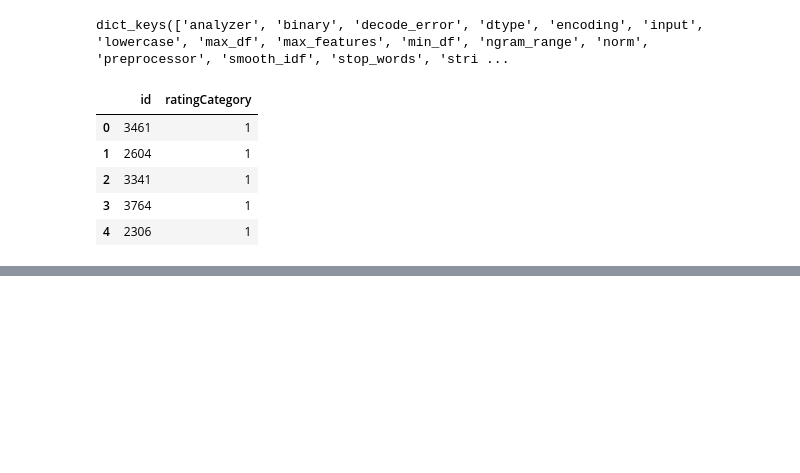
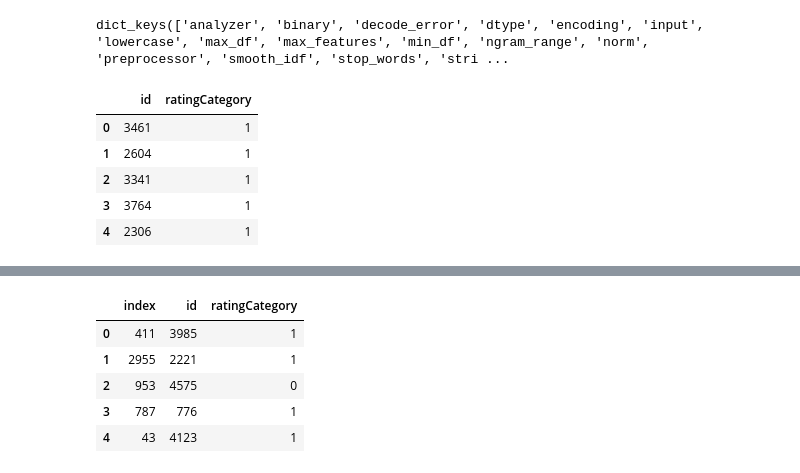
Before and after one commit to ekselan/DS-Unit-4-Sprint-1-NLP, a Jupyter notebook: module3-document-classification/LS_DS_413_Document_Classification_Assignment.ipynb, the cells around one changed output, grey strips where cells are left out. Drawn from its saved outputs; the diff is of its cells as text; code cells hidden in the pictures; blank space fills up the shorter version.

```diff
--- a/module3-document-classification/LS_DS_413_Document_Classification_Assignment.ipynb
+++ b/module3-document-classification/LS_DS_413_Document_Classification_Assignment.ipynb
@@ -726,0 +775,3 @@ subNumber += 1
+# %%
+X_test = test.drop('ratingCategory', axis=1)
+X_test.head()
@@ -726,0 +802,33 @@ subNumber += 1
+# %%
+from sklearn.naive_bayes import MultinomialNB
+from sklearn.decomposition import TruncatedSVD
+
+
+vect = TfidfVectorizer(stop_words="english",
+                       max_df=0.70,
+                       min_df=0.02,
+                       max_features=500,
+                       ngram_range=(1,2))
+
+svd = TruncatedSVD()
+
+
+mln = MultinomialNB()
+
+
+# lsi = Pipeline([("vect", vect), ("svd", svd)])
+
+pipe = Pipeline([('vect', vect), ('mln', mln)])
+
+
+
+
+parameters = {
+    "vect__max_df": (0.60, 0.70, 0.75, 0.80, 1.0),
+    "vect__min_df": (.02, .03, .05),
+    "vect__max_features": (500,1000,1500,2000),
+    "vect__ngram_range": [(1,1),(1,2),(1,3)]
+}
+
+grid_search = GridSearchCV(pipe,parameters, cv=10, n_jobs=-1, verbose=1)
+grid_search.fit(train['description'], train['ratingCategory'])
@@ -726,0 +866,6 @@ subNumber += 1
+# %%
+# Predictions on test sample
+pred = grid_search.predict(X_test['description'])
+# %%
+submission = pd.DataFrame({'id': X_test['id'], 'ratingCategory':pred})
+submission['ratingCategory'] = submission['ratingCategory'].astype('int64')
@@ -726,0 +882,10 @@ subNumber += 1
+# %%
+submission = submission.reset_index()
+submission.head()
+# %% [output]
+|  | index | id | ratingCategory |
+| 0 | 411 | 3985 | 1 |
+| 1 | 2955 | 2221 | 1 |
+| 2 | 953 | 4575 | 0 |
+| 3 | 787 | 776 | 1 |
+| 4 | 43 | 4123 | 1 |
```
Also changed, not shown: parts of 24 cells of this notebook, 2 other files.
